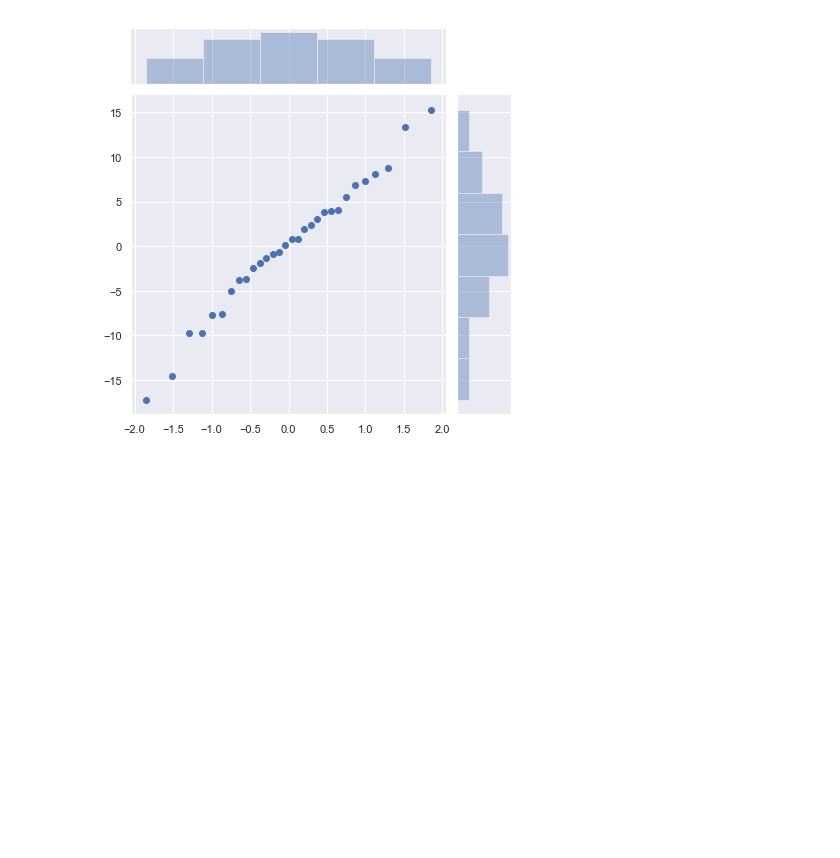
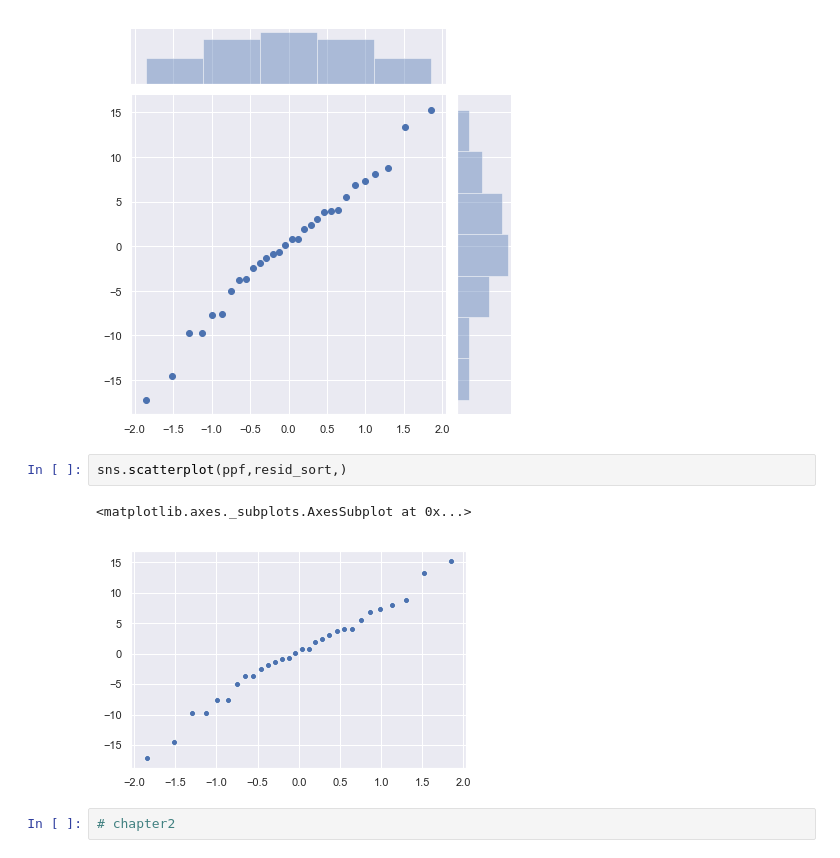
Before and after one commit to ToshikiShimizu/statistics, a Jupyter notebook: python-new-statistics/part5.ipynb, the cells around one changed output. Drawn from its saved outputs; the diff is of its cells as text; blank space fills up the shorter version.

```diff
--- a/python-new-statistics/part5.ipynb
+++ b/python-new-statistics/part5.ipynb
@@ -262,3 +262,10 @@ sns.jointplot(ppf,resid_sort,)
 # %% [output]
 <seaborn.axisgrid.JointGrid at 0x...>
 [figure]
+# %%
+sns.scatterplot(ppf,resid_sort,)
+# %% [output]
+<matplotlib.axes._subplots.AxesSubplot at 0x...>
+[figure, added]
+# %%
+# chapter2
```
Also changed, not shown: parts of 58 cells of this notebook.
